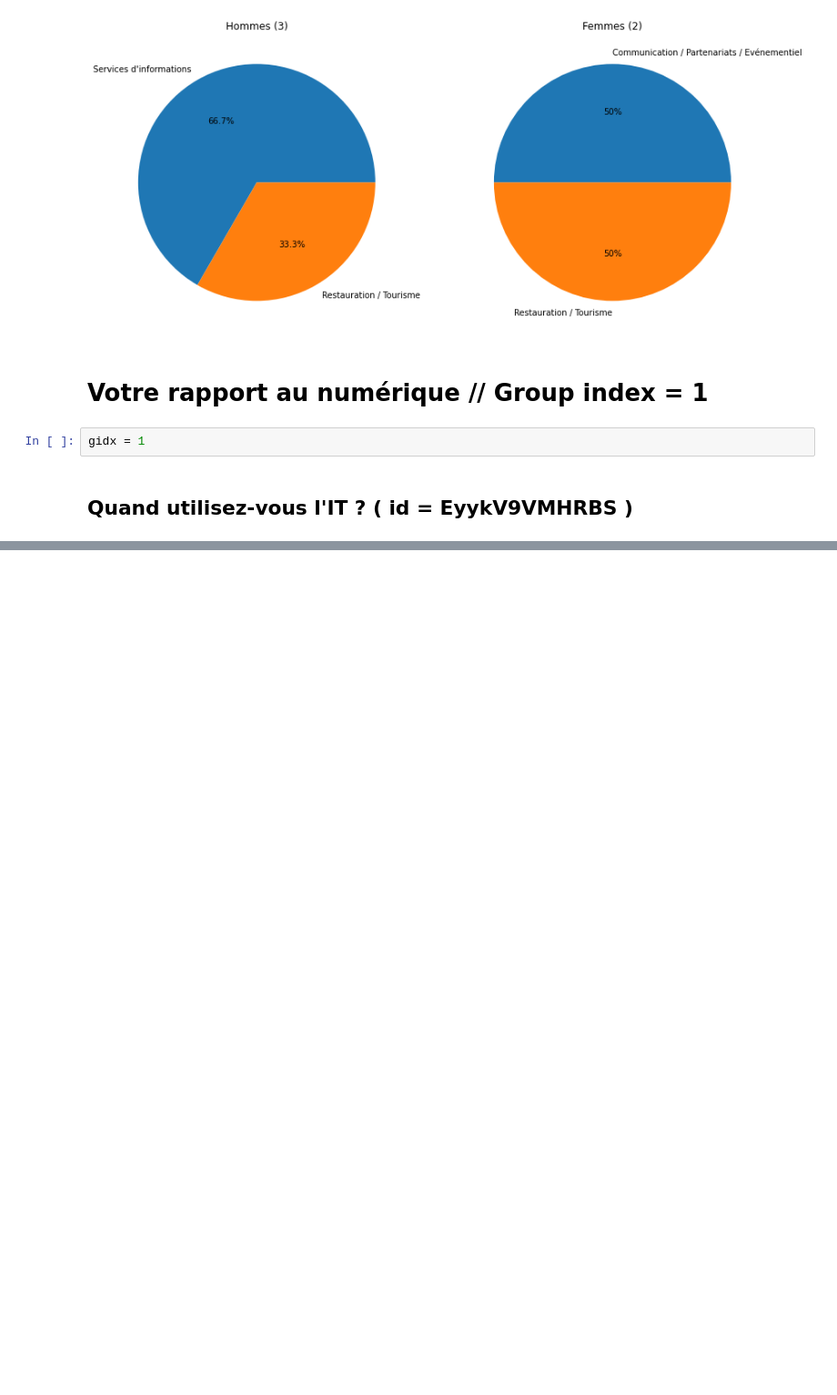
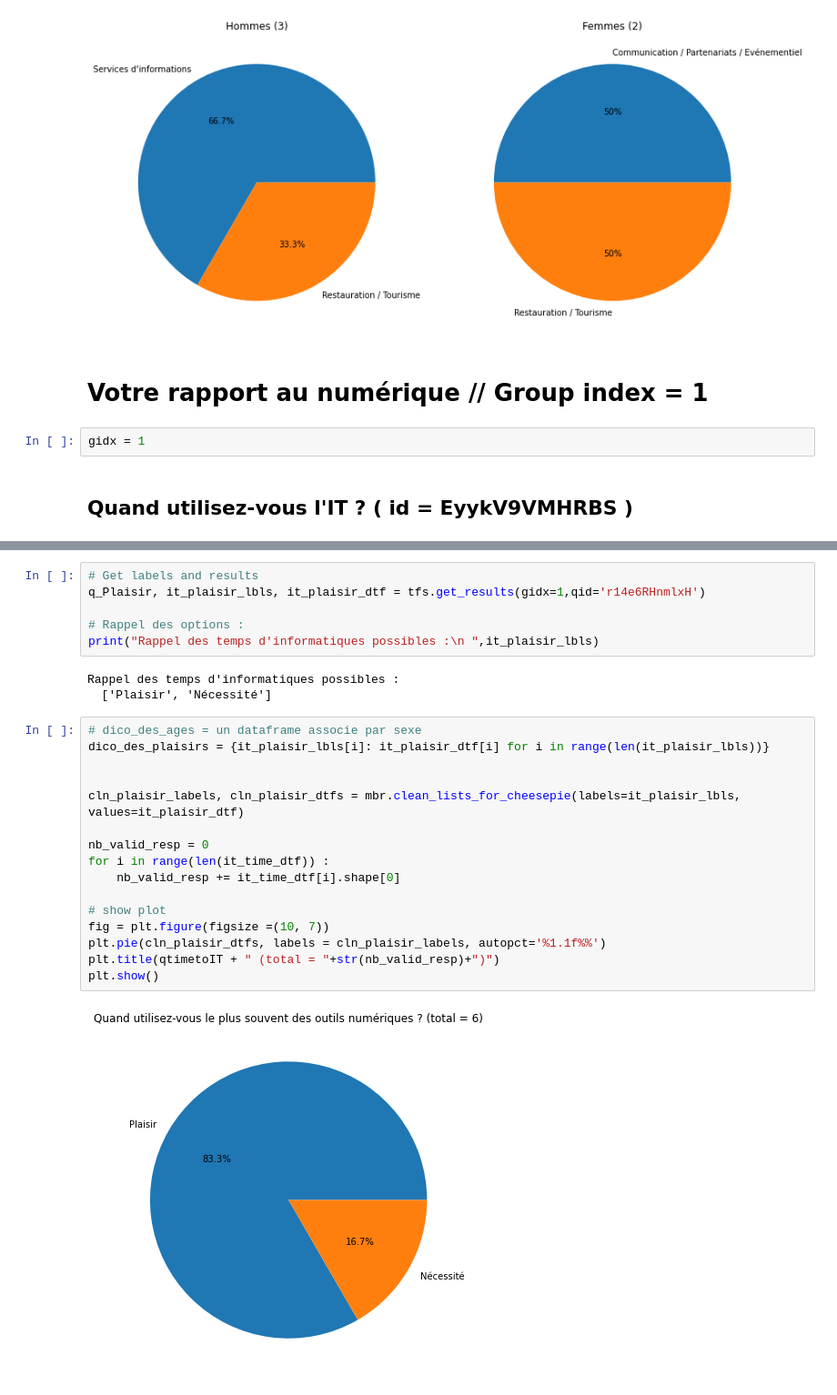
Before and after one commit to MaximoRose/QA_AnalyseResTypeForm, a Jupyter notebook: OpportuniteGP/OpportuniteGP.ipynb, the cells around one changed output, grey strips where cells are left out. Shown at 91% size. Drawn from its saved outputs; the diff is of its cells as text; blank space fills up the shorter version.

```diff
--- a/OpportuniteGP/OpportuniteGP.ipynb
+++ b/OpportuniteGP/OpportuniteGP.ipynb
@@ -356,0 +408,27 @@ multiple_choice
+# %%
+# Get labels and results
+q_Plaisir, it_plaisir_lbls, it_plaisir_dtf = tfs.get_results(gidx=1,qid='r14e6RHnmlxH')
+
+# Rappel des options :
+print("Rappel des temps d'informatiques possibles :\n ",it_plaisir_lbls)
+# %% [output]
+Rappel des temps d'informatiques possibles :
+  ['Plaisir', 'Nécessité']
+# %%
+# dico_des_ages = un dataframe associe par sexe
+dico_des_plaisirs = {it_plaisir_lbls[i]: it_plaisir_dtf[i] for i in range(len(it_plaisir_lbls))}
+
+
+cln_plaisir_labels, cln_plaisir_dtfs = mbr.clean_lists_for_cheesepie(labels=it_plaisir_lbls, values=it_plaisir_dtf)
+
+nb_valid_resp = 0
+for i in range(len(it_time_dtf)) :
+    nb_valid_resp += it_time_dtf[i].shape[0]
+
+# show plot
+fig = plt.figure(figsize =(10, 7))
+plt.pie(cln_plaisir_dtfs, labels = cln_plaisir_labels, autopct='%1.1f%%')
+plt.title(qtimetoIT + " (total = "+str(nb_valid_resp)+")")
+plt.show()
+# %% [output]
+[figure, added]
```
Also changed, not shown: parts of 27 cells of this notebook, 2 other files.
